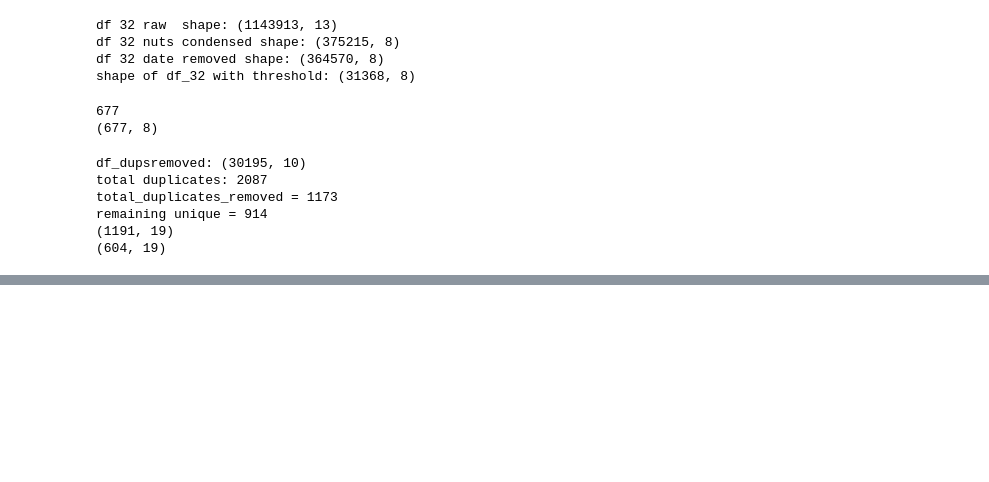
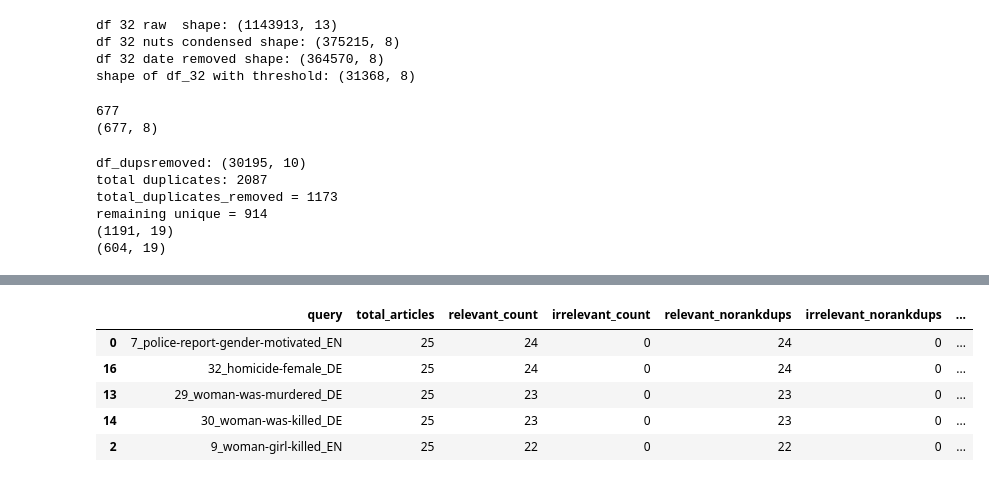
Before and after one commit to madelinemmiller18/geonews_femicide, a Jupyter notebook: experiments/reports/topK_evaluation.ipynb, the cells around one changed output, grey strips where cells are left out. Drawn from its saved outputs; the diff is of its cells as text; code cells hidden in the pictures; blank space fills up the shorter version.

```diff
--- a/experiments/reports/topK_evaluation.ipynb
+++ b/experiments/reports/topK_evaluation.ipynb
@@ -378,0 +277,11 @@ shape df_summary_k w prec: (9, 9)
+# %%
+df_25_summary[
+    df_25_summary['irrelevant_count'] == 0
+].sort_values(by='relevant_count', ascending=False)
+# %% [output]
+|  | query | total_articles | relevant_count | irrelevant_count | relevant_norankdups | irrelevant_norankdups | ... |
+| 0 | 7_police-report-gender-motivated_EN | 25 | 24 | 0 | 24 | 0 | ... |
+| 16 | 32_homicide-female_DE | 25 | 24 | 0 | 24 | 0 | ... |
+| 13 | 29_woman-was-murdered_DE | 25 | 23 | 0 | 23 | 0 | ... |
+| 14 | 30_woman-was-killed_DE | 25 | 23 | 0 | 23 | 0 | ... |
+| 2 | 9_woman-girl-killed_EN | 25 | 22 | 0 | 22 | 0 | ... |
```
Also changed, not shown: parts of 19 cells of this notebook, 6 other files.
